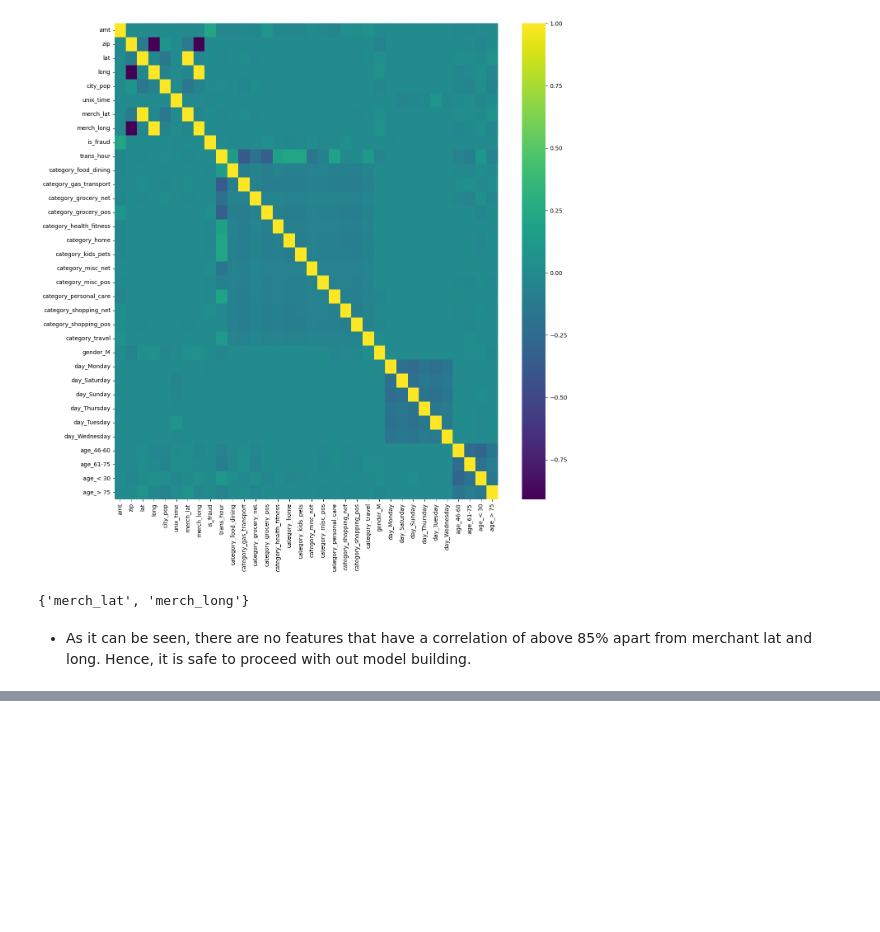
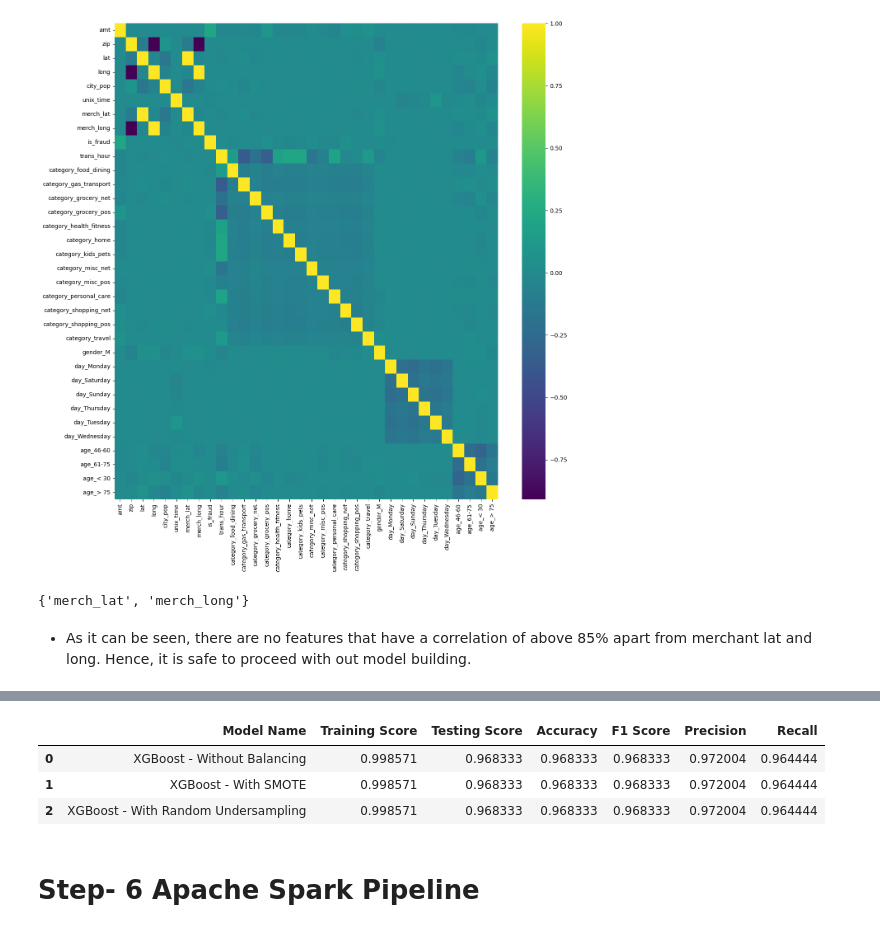
Before and after one commit to yashvisharma1204/financial_fraud_detection, a Jupyter notebook: notebooks/credit-card-fraud.ipynb, the cells around one changed output, grey strips where cells are left out. Cells and saved outputs as stored; diff of their text form; code cells hidden in the pictures; blank space fills up the shorter version.

```diff
--- a/notebooks/credit-card-fraud.ipynb
+++ b/notebooks/credit-card-fraud.ipynb
@@ -1010,0 +1445,3 @@ corr_features
+# %%
+xgb_clf_rus = xgb.XGBClassifier(random_state=42, use_label_encoder=False, eval_metric='logloss')
+xgb_clf_rus.fit(X_train_rus, y_train_rus)
@@ -1010,0 +1463,24 @@ corr_features
+# %%
+y_test_pred_rus = xgb_clf_rus.predict(X_test)
+
+model_name = 'XGBoost - With Random Undersampling'
+train_score = xgb_clf_rus.score(X_train_rus, y_train_rus)
+test_score = xgb_clf_rus.score(X_test, y_test)
+acc_score = accuracy_score(y_test, y_test_pred_rus)
+f_score = f1_score(y_test, y_test_pred_rus, average='weighted')
+precision = precision_score(y_test, y_test_pred_rus)
+recall = recall_score(y_test, y_test_pred_rus)
+# %%
+model_eval_data.append([model_name, train_score, test_score, acc_score, f_score, precision, recall])
+# %%
+evaluate_df = pd.DataFrame(model_eval_data, columns=['Model Name', 'Training Score', 'Testing Score', 'Accuracy',
+                                                      'F1 Score', 'Precision', 'Recall'])
+# %%
+evaluate_df
+# %% [output]
+|  | Model Name | Training Score | Testing Score | Accuracy | F1 Score | Precision | Recall |
+| 0 | XGBoost - Without Balancing | 0.998571 | 0.968333 | 0.968333 | 0.968333 | 0.972004 | 0.964444 |
+| 1 | XGBoost - With SMOTE | 0.998571 | 0.968333 | 0.968333 | 0.968333 | 0.972004 | 0.964444 |
+| 2 | XGBoost - With Random Undersampling | 0.998571 | 0.968333 | 0.968333 | 0.968333 | 0.972004 | 0.964444 |
+# %% [markdown]
+# **Step- 6 Apache Spark Pipeline**
```
Also changed, not shown: parts of 85 cells of this notebook.
